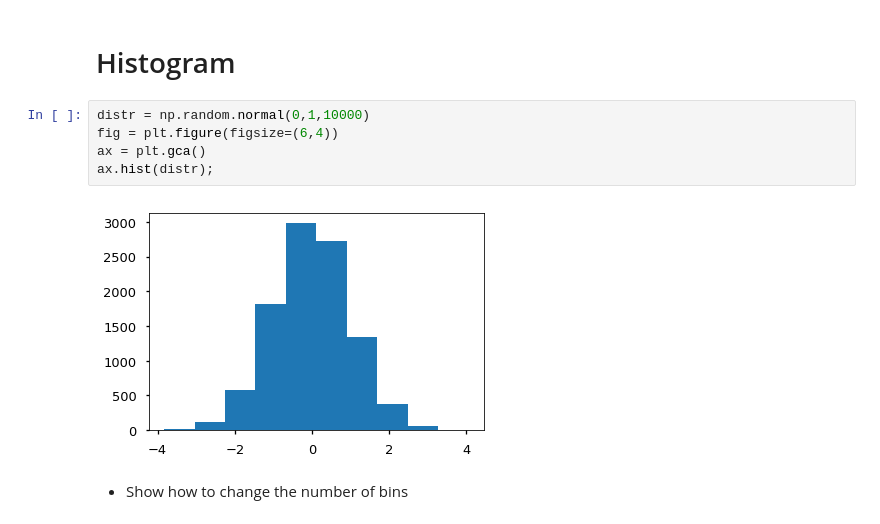
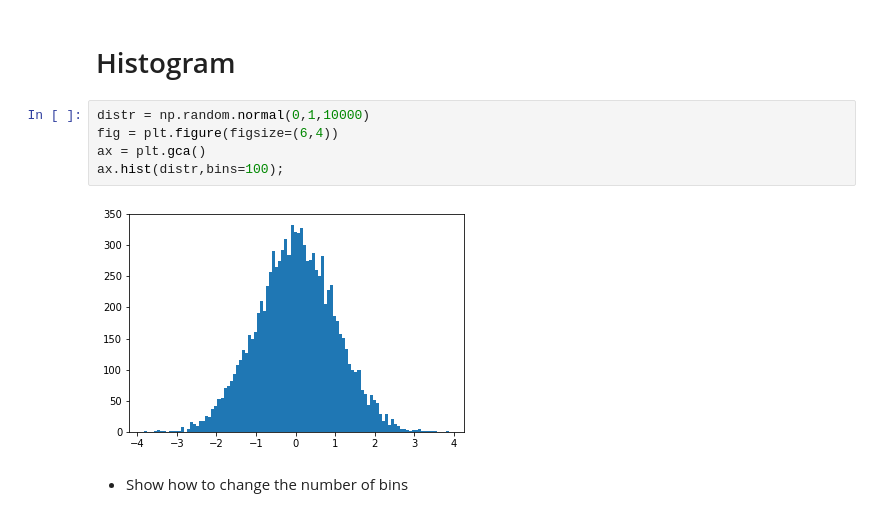
Before and after one commit to lacdr-tox/basic-programming-in-drug-discovery, a Jupyter notebook: python/slides/Numerics and Plotting.ipynb, the cells around one changed output. Saved outputs shown, nothing was run; the diff lists cells and outputs as text.

```diff
--- a/python/slides/Numerics and Plotting.ipynb
+++ b/python/slides/Numerics and Plotting.ipynb
@@ -380,10 +386,10 @@ ax.set(xticks=x+.5*w,xticklabels=x);
 # %%
 distr = np.random.normal(0,1,10000)
 fig = plt.figure(figsize=(6,4))
 ax = plt.gca()
-ax.hist(distr);
+ax.hist(distr,bins=100);
 # %% [output]
-[figure, old version]
+[figure, new version]
 # %% [markdown]
 * Show how to change the number of bins
 # %% [markdown]
```
Also changed, not shown: parts of 9 cells of this notebook, 2 other files.
